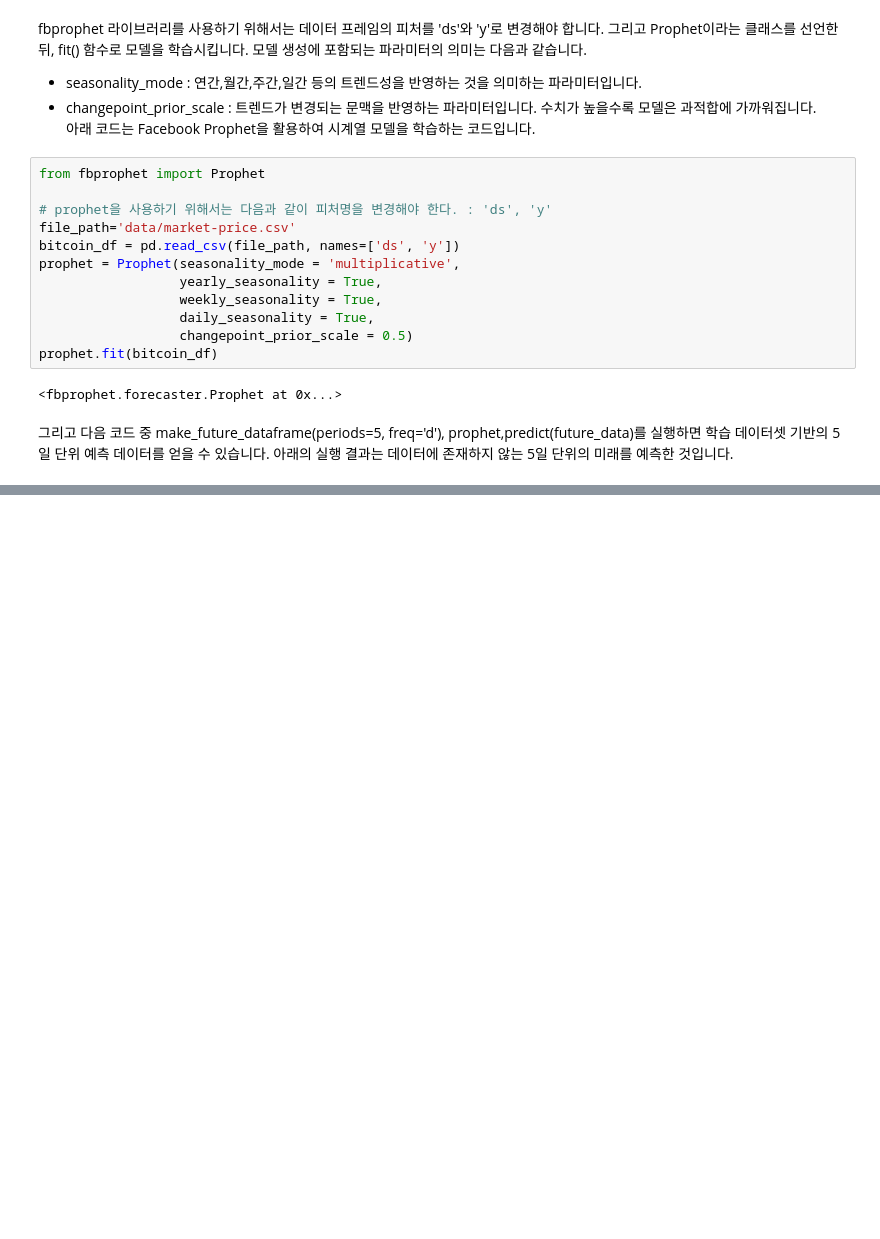
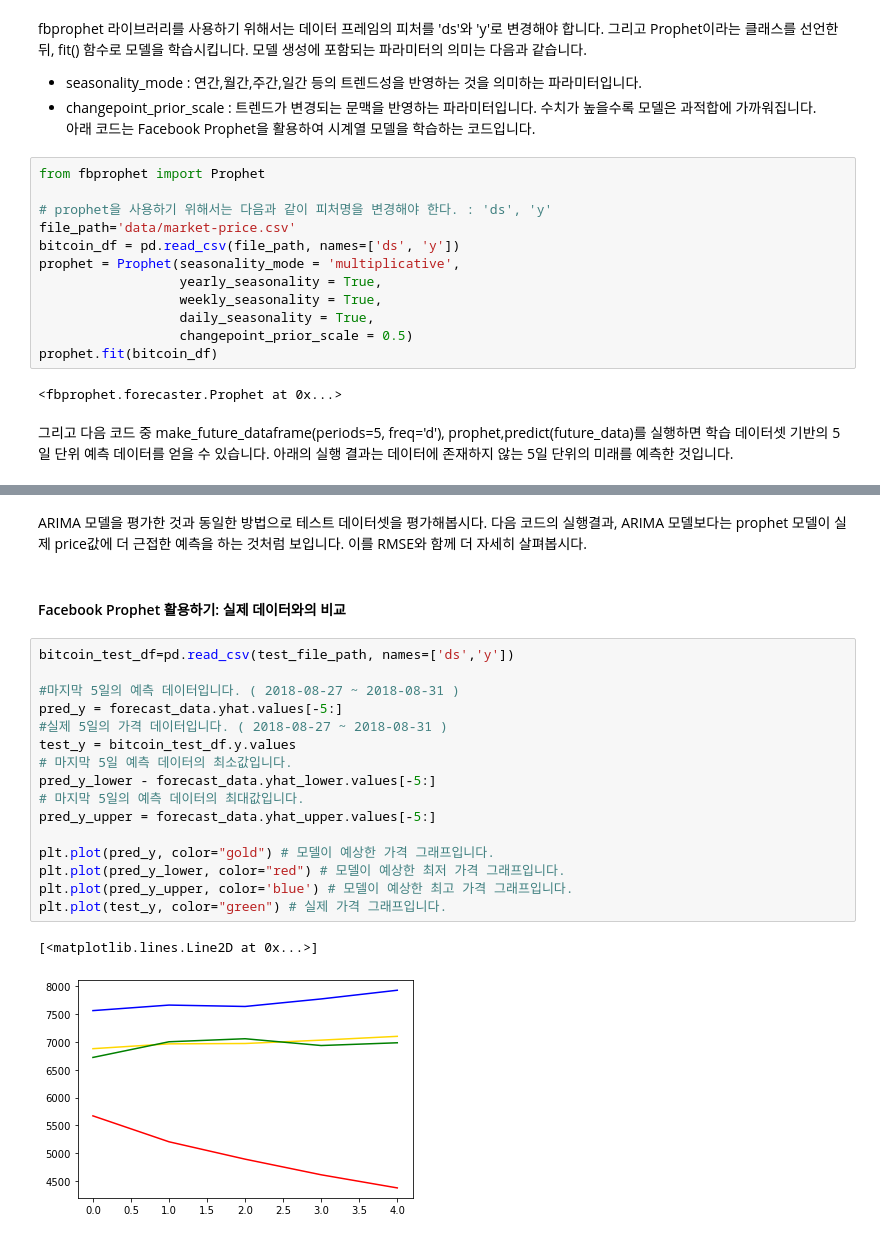
Before and after one commit to choiuikang/with_python, a Jupyter notebook: chapter-3.2.ipynb, the cells around one changed output, grey strips where cells are left out. Saved outputs shown, nothing was run; the diff lists cells and outputs as text; blank space fills up the shorter version.

```diff
--- a/chapter-3.2.ipynb
+++ b/chapter-3.2.ipynb
@@ -218,0 +231,23 @@ forecast_data[['ds', 'yhat', 'yhat_lower', 'yhat_upper']].tail(5)
+# %% [markdown]
+ARIMA 모델을 평가한 것과 동일한 방법으로 테스트 데이터셋을 평가해봅시다. 다음 코드의 실행결과, ARIMA 모델보다는 prophet 모델이 실제 price값에 더 근접한 예측을 하는 것처럼 보입니다. 이를 RMSE와 함께 더 자세히 살펴봅시다.
+# %% [markdown]
+#### Facebook Prophet 활용하기: 실제 데이터와의 비교
+# %%
+bitcoin_test_df=pd.read_csv(test_file_path, names=['ds','y'])
+
+#마지막 5일의 예측 데이터입니다. ( 2018-08-27 ~ 2018-08-31 )
+pred_y = forecast_data.yhat.values[-5:]
+#실제 5일의 가격 데이터입니다. ( 2018-08-27 ~ 2018-08-31 )
+test_y = bitcoin_test_df.y.values
+# 마지막 5일 예측 데이터의 최소값입니다.
+pred_y_lower - forecast_data.yhat_lower.values[-5:]
+# 마지막 5일의 예측 데이터의 최대값입니다.
+pred_y_upper = forecast_data.yhat_upper.values[-5:]
+
+plt.plot(pred_y, color="gold") # 모델이 예상한 가격 그래프입니다.
+plt.plot(pred_y_lower, color="red") # 모델이 예상한 최저 가격 그래프입니다.
+plt.plot(pred_y_upper, color='blue') # 모델이 예상한 최고 가격 그래프입니다.
+plt.plot(test_y, color="green") # 실제 가격 그래프입니다.
+# %% [output]
+[<matplotlib.lines.Line2D at 0x...>]
+[figure, added]
```
Also changed, not shown: parts of 25 cells of this notebook.
